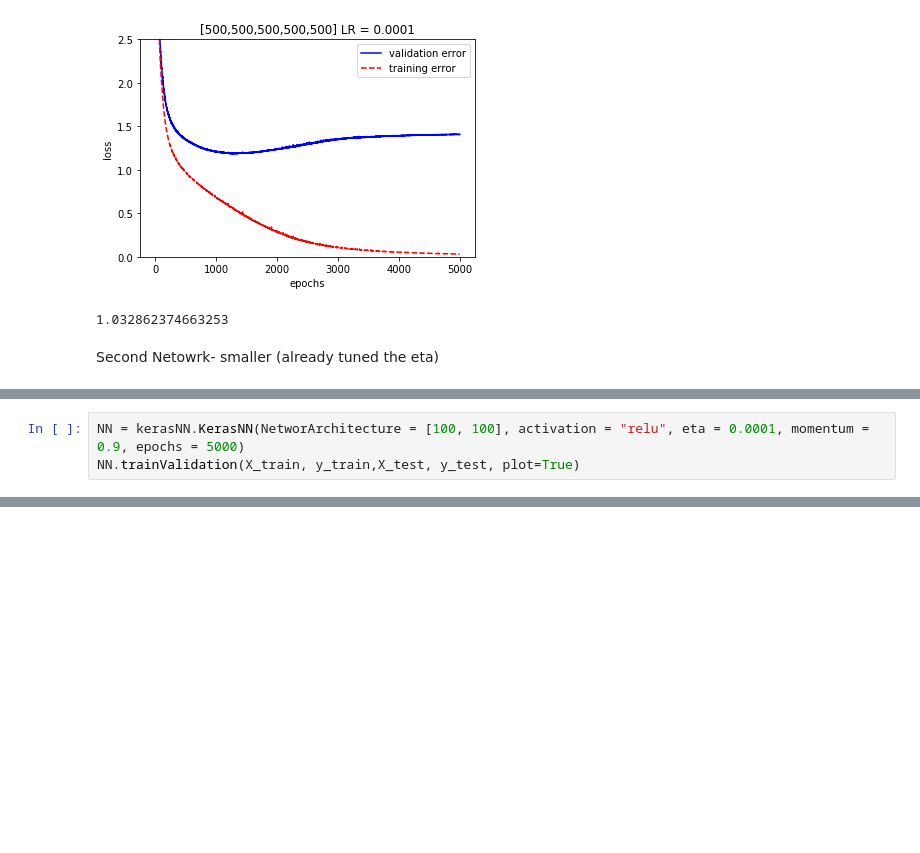
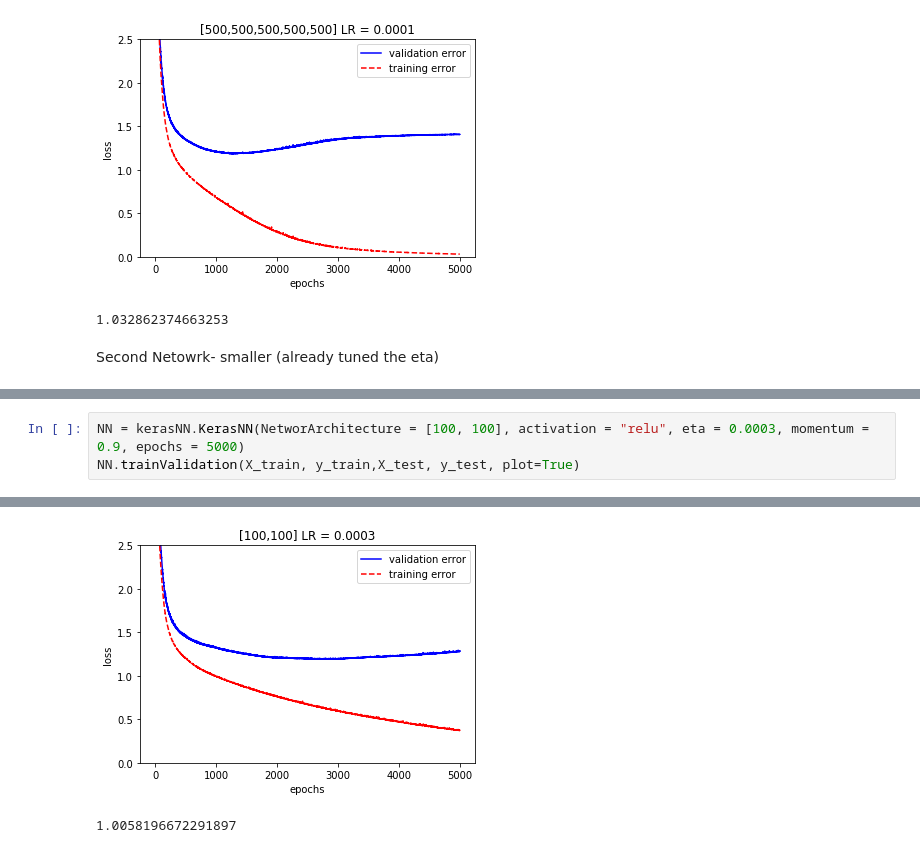
Before and after one commit to MarioBonse/MachineLearningProject, a Jupyter notebook: src/NNGridSearch.ipynb, the cells around one changed output, grey strips where cells are left out. Drawn from its saved outputs; the diff is of its cells as text; blank space fills up the shorter version.

```diff
--- a/src/NNGridSearch.ipynb
+++ b/src/NNGridSearch.ipynb
@@ -37,3 +53,4 @@ NN.trainValidation(X_train, y_train,X_test, y_test, plot=True)
 # %%
-NN = kerasNN.KerasNN(NetworArchitecture = [100, 100], activation = "relu", eta = 0.0001, momentum = 0.9, epochs = 5000)
+NN = kerasNN.KerasNN(NetworArchitecture = [100, 100], activation = "relu", eta = 0.0003, momentum = 0.9, epochs = 5000)
 NN.trainValidation(X_train, y_train,X_test, y_test, plot=True)
+# %% [output]
@@ -39,0 +59,2 @@ NN.trainValidation(X_train, y_train,X_test, y_test, plot=True)
+[figure, added]
+1.0058196672291897
```
Also changed, not shown: parts of 26 cells of this notebook, 37 other files.
